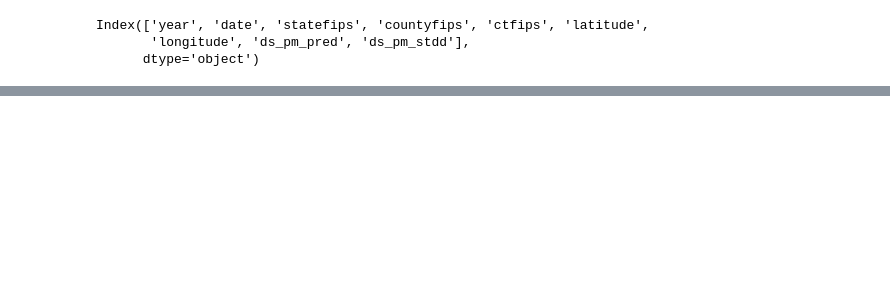
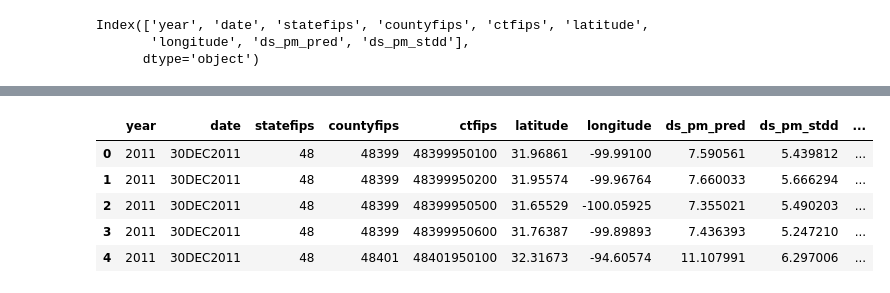
Before and after one commit to oTaira/emberalert, a Jupyter notebook: fireforce.ipynb, the cells around one changed output, grey strips where cells are left out. Cells and saved outputs as stored; diff of their text form; code cells hidden in the pictures; blank space fills up the shorter version.

```diff
--- a/fireforce.ipynb
+++ b/fireforce.ipynb
@@ -107,6 +125,3 @@ pm.columns
 Index(['year', 'date', 'statefips', 'countyfips', 'ctfips', 'latitude',
        'longitude', 'ds_pm_pred', 'ds_pm_stdd'],
       dtype='object')
-# %%
-fire["acq_date"] = pd.to_datetime(fire['acq_date'])
-pm['date'] = pd.to_datetime(pm['date'])
@@ -118,0 +169,11 @@ pm['rounded_longitude'] = pm['longitude'].round(precision)
+# %%
+pm['date_parsed'] = pd.to_datetime(pm['date'], format='%d%b%Y')
+pm['month'] = pm['date_parsed'].dt.month
+pm.head()
+# %% [output]
+|  | year | date | statefips | countyfips | ctfips | latitude | longitude | ds_pm_pred | ds_pm_stdd | ... |
+| 0 | 2011 | 30DEC2011 | 48 | 48399 | 48399950100 | 31.96861 | -99.99100 | 7.590561 | 5.439812 | ... |
+| 1 | 2011 | 30DEC2011 | 48 | 48399 | 48399950200 | 31.95574 | -99.96764 | 7.660033 | 5.666294 | ... |
+| 2 | 2011 | 30DEC2011 | 48 | 48399 | 48399950500 | 31.65529 | -100.05925 | 7.355021 | 5.490203 | ... |
+| 3 | 2011 | 30DEC2011 | 48 | 48399 | 48399950600 | 31.76387 | -99.89893 | 7.436393 | 5.247210 | ... |
+| 4 | 2011 | 30DEC2011 | 48 | 48401 | 48401950100 | 32.31673 | -94.60574 | 11.107991 | 6.297006 | ... |
```
Also changed, not shown: parts of 18 cells of this notebook.
